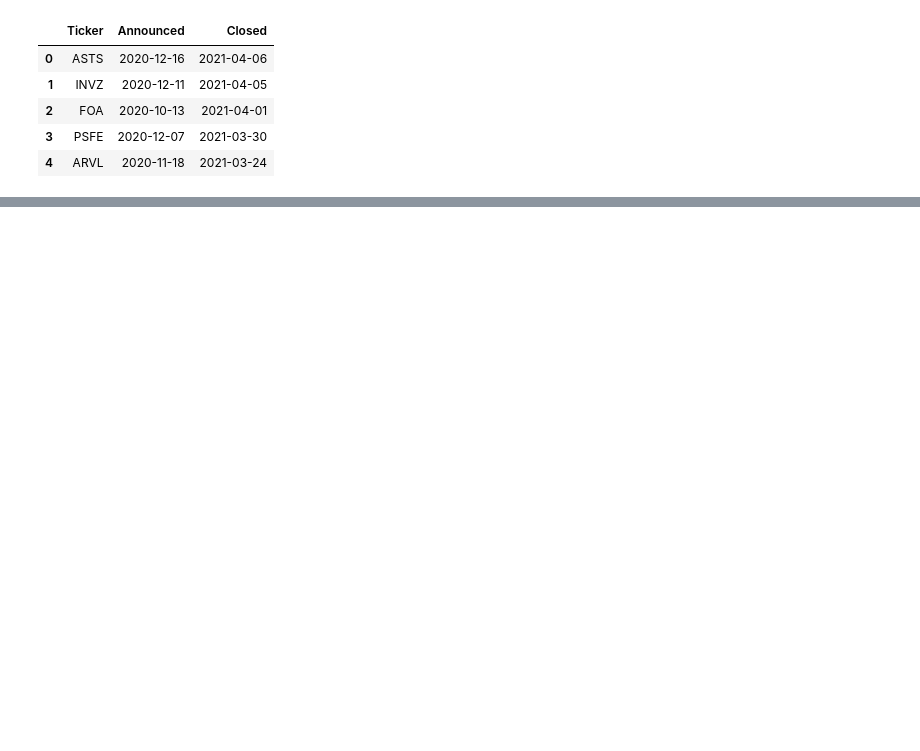
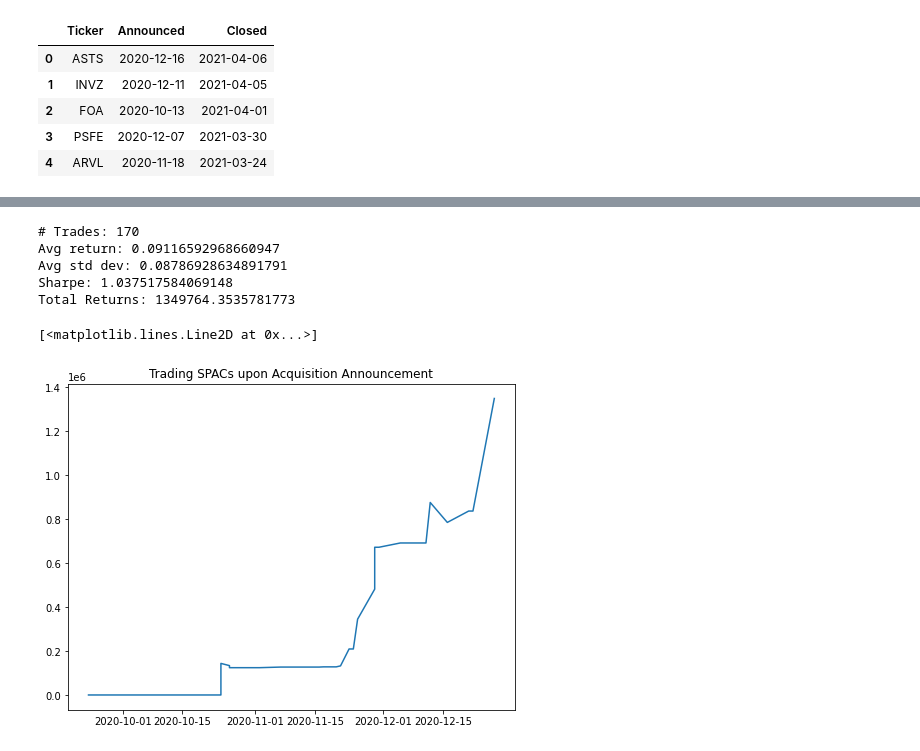
Before and after one commit to rahinroy/spac-ucf, a Jupyter notebook: MN Announcement Trading Backtester.ipynb, the cells around one changed output, grey strips where cells are left out. Drawn from its saved outputs; the diff is of its cells as text; code cells hidden in the pictures; blank space fills up the shorter version.

Commit message:
Completed MN Announcement Backtester

```diff
--- a/MN Announcement Trading Backtester.ipynb
+++ b/MN Announcement Trading Backtester.ipynb
@@ -20,7 +48,7 @@ def unique(list1):
 # %%
-df = pd.read_csv('filtered_data.csv', index_col = 0)
-df['Date'] = pd.to_datetime(df['Date'])
-df.head()
+prices_df = pd.read_csv('filtered_data.csv', index_col = 0)
+prices_df['Date'] = pd.to_datetime(prices_df['Date'])
+prices_df.head()
 # %% [output]
 |  | Date | ASTS | ASTSW | NPAUU | INVZ | INVZW | CGROU | FOA | FOA/WS | RPLA/U | ... | ... |
 | 1 | 2019-01-01 | NaN | NaN | NaN | NaN | NaN | NaN | NaN | NaN | NaN | ... | ... |
@@ -124,0 +100,17 @@ buy_dates = []
+# %%
+pnl_record = pd.DataFrame()
+pnl_record['Date'] = []
+pnl_record['pnl_change'] = []
+pnl_record['ticker'] = []
+pnl_record['action'] = []
+
+for i,row in announcements_df.iterrows():
+    holding_time = timedelta(days = 5)
+    spac_announcement = announcements_df.iloc[i]
+    try:
+        trade_pnl_record = buy_ticker(spac_announcement, holding_time, prices_df)
+    except Exception as e:
+        print(f'{ticker} Error: {e}')
+    pnl_record = pnl_record.append(trade_pnl_record, ignore_index = True)
+
+pnl_record
@@ -124,0 +148,4 @@ buy_dates = []
+# %%
+pnl_record = pnl_record.sort_values(by = ['Date'])
+pnl_record['rolling pnl'] = pnl_record['pnl_change'].cumprod()
+pnl_record
@@ -124,0 +166,18 @@ buy_dates = []
+# %%
+print(f'# Trades: {len(pnl_record)//2}')
+returns = [x-1 for x in list(pnl_record['pnl_change']) if x != 1]
+print(f'Avg return: {np.mean(returns)}')
+print(f'Avg std dev: {np.std(returns)}')
+print(f'Sharpe: {np.mean(returns)/np.std(returns)}')
+print('Total Returns:', list(pnl_record["rolling pnl"])[-1])
+fig = plt.figure(figsize = (8,6))
+plt.title('Trading SPACs upon Acquisition Announcement')
+plt.plot(pnl_record['Date'],pnl_record['rolling pnl'])
+# %% [output]
+# Trades: 170
+Avg return: 0.09116592968660947
+Avg std dev: 0.08786928634891791
+Sharpe: 1.037517584069148
+Total Returns: 1349764.3535781773
+[<matplotlib.lines.Line2D at 0x...>]
+[figure, added]
```
Also changed, not shown: parts of 10 cells of this notebook.
